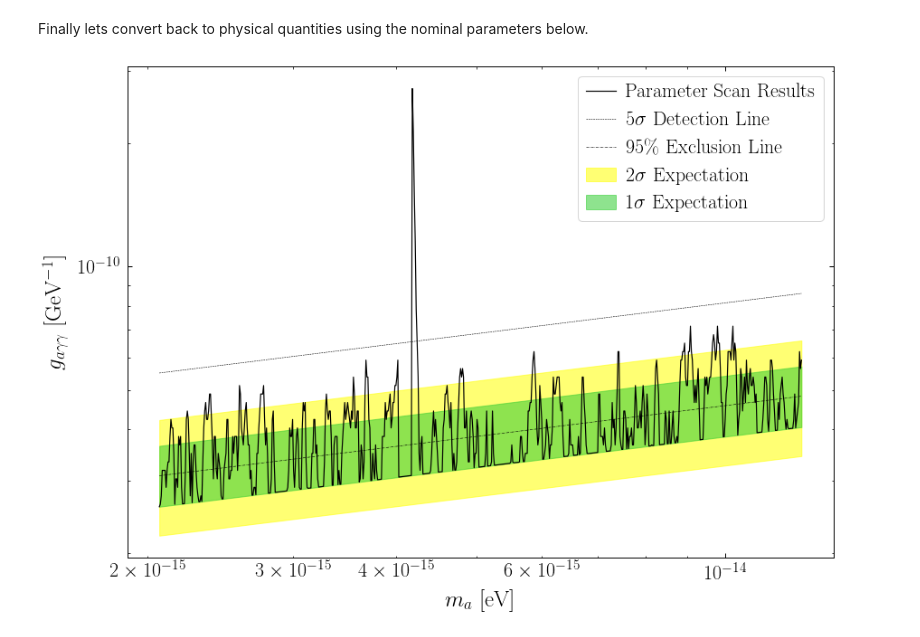
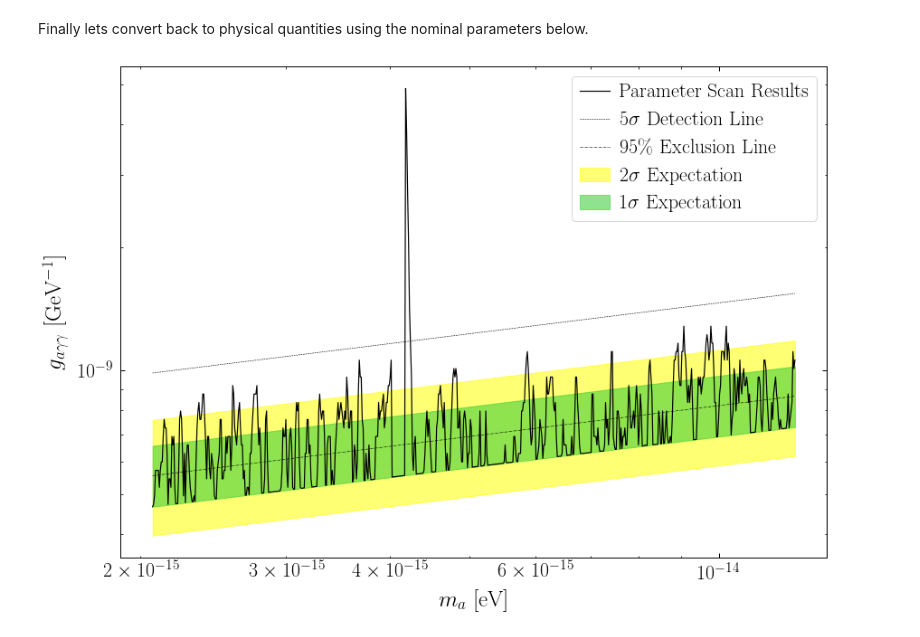
Before and after one commit to bsafdi/AxiScan, a Jupyter notebook: ABRA_Example_Analysis.ipynb, the cells around one changed output. Cells and saved outputs as stored; diff of their text form; code cells hidden in the pictures.

```diff
--- a/ABRA_Example_Analysis.ipynb
+++ b/ABRA_Example_Analysis.ipynb
@@ -267,37 +267,37 @@ Lpind = 7e3 # [nH]
 
 # Convert everything to eV where possible
 metersToInvEv = 1.0 / (1.9732705e-7)
-cmToInvEv = 100 * metersToInvEv
-webersToUnitless = 1.0 / (5.6227478e-17)
+cmToInvEv = metersToInvEv / 100
+webersToUnitless = 5.01703e15
 
 V_B_Ev = V_B * metersToInvEv**3
-B_max_Ev = B_max * webersToUnitless / metersToInvEv
+B_max_Ev = B_max * webersToUnitless / metersToInvEv**2
 Rho_dm_Ev = Rho_dm * 10**9 / cmToInvEv**3
 
 # Now convert quantities to gagammagamma, and then to per GeV
 G_limits = 10**9 * G_limits / (alphaSq * (Lind/Lpind) * B_max_Ev**2 * V_B_Ev**2 * Rho_dm_Ev / 4)**.5
 detection = 10**9 * detection / (alphaSq * (Lind/Lpind) * B_max_Ev**2 * V_B_Ev**2 * Rho_dm_Ev / 4)**.5
 median = 10**9 * median / (alphaSq * (Lind/Lpind) * B_max_Ev**2 * V_B_Ev**2 * Rho_dm_Ev / 4)**.5
 Sig1Up = 10**9 * Sig1Up / (alphaSq * (Lind/Lpind) * B_max_Ev**2 * V_B_Ev**2 * Rho_dm_Ev / 4)**.5
 Sig1Lo = 10**9 * Sig1Lo / (alphaSq * (Lind/Lpind) * B_max_Ev**2 * V_B_Ev**2 * Rho_dm_Ev / 4)**.5
 Sig2Up = 10**9 * Sig2Up / (alphaSq * (Lind/Lpind) * B_max_Ev**2 * V_B_Ev**2 * Rho_dm_Ev / 4)**.5
 Sig2Lo = 10**9 * Sig2Lo / (alphaSq * (Lind/Lpind) * B_max_Ev**2 * V_B_Ev**2 * Rho_dm_Ev / 4)**.5
 
 # Now plot again
 plt.plot(mass_TestSet[:], G_limits[:], c = 'black', label = r'Parameter Scan Results', lw=1.2)
 plt.plot(mass_TestSet, detection, c= 'black', ls = 'dashed', label = r'5$\sigma$ Detection Line', lw=0.6)
 plt.plot(mass_TestSet, median, c= 'black', ls = 'dashdot', label = r'95\% Exclusion Line', lw=0.6)
 
 plt.fill_between(mass_TestSet, Sig2Up, Sig2Lo, color = 'yellow', alpha = .55,
                  label = r'2$\sigma$ Expectation')
 plt.fill_between(mass_TestSet, Sig1Up, Sig1Lo, color = 'limegreen', alpha = .55,
                  label = r'1$\sigma$ Expectation')
 
 plt.ylabel(r'$g_{a\gamma\gamma}$ [GeV$^{-1}$]')
 plt.xlabel(r'$m_a$ [eV]')
 plt.xscale('log')
 plt.yscale('log')
 plt.legend()
 plt.show()
 # %% [output]
-[figure, old version]
+[figure, new version]
```
Also changed, not shown: 1 other file.
